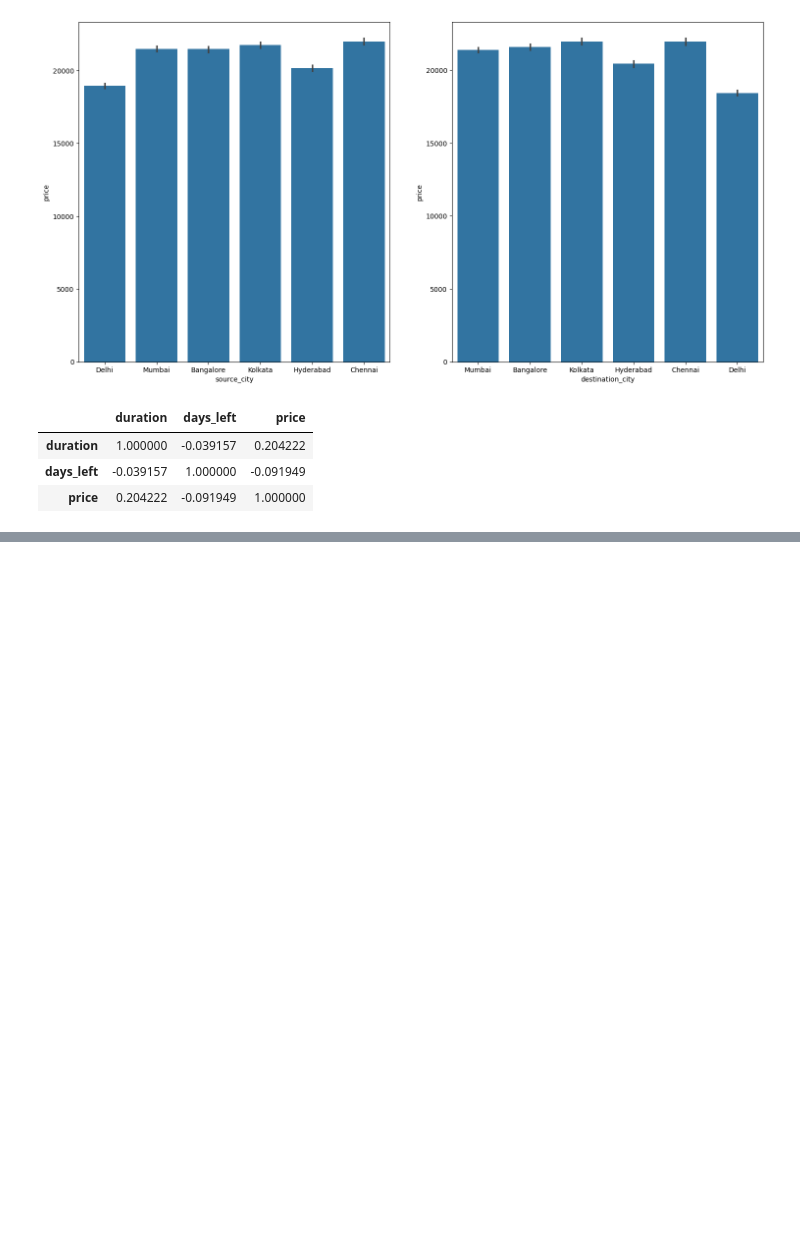
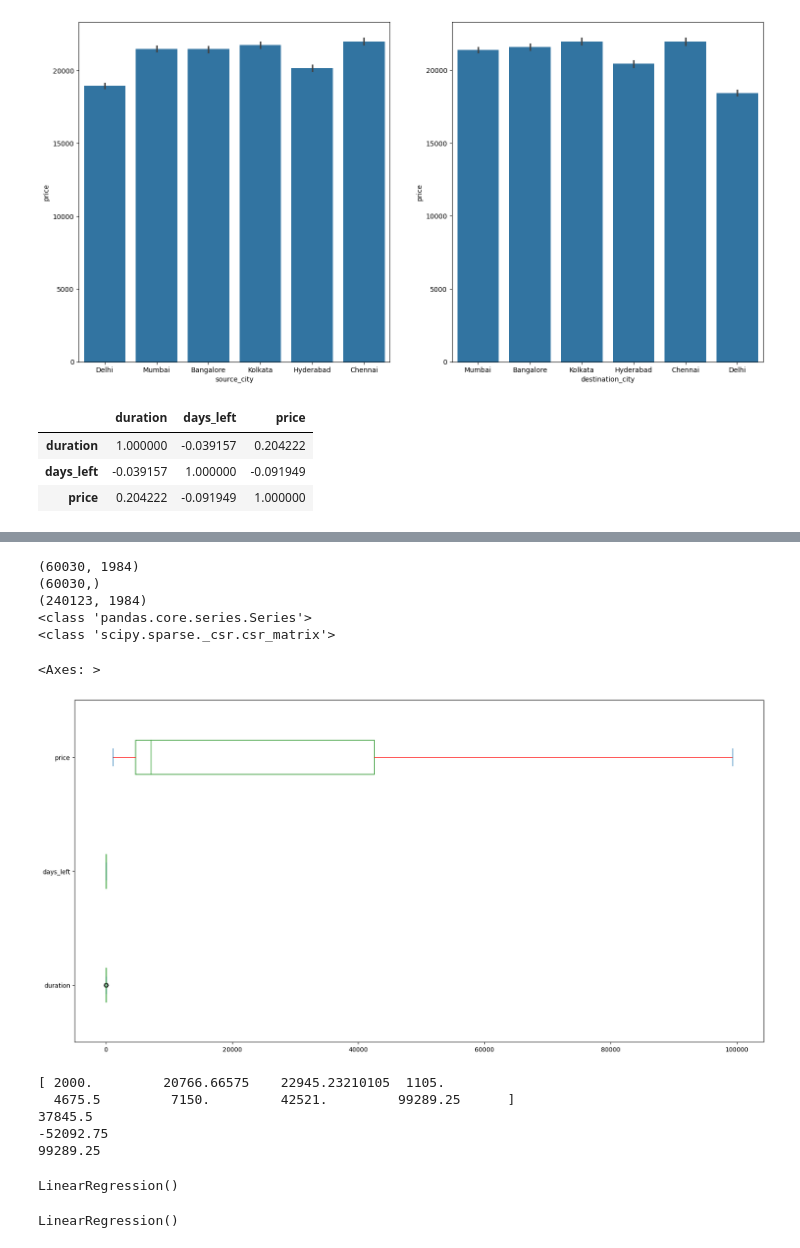
Before and after one commit to Nupur-tech257/Flight-price-prediction, a Jupyter notebook: notebook/EDA.ipynb, the cells around one changed output, grey strips where cells are left out. Cells and saved outputs as stored; diff of their text form; code cells hidden in the pictures; blank space fills up the shorter version.

```diff
--- a/notebook/EDA.ipynb
+++ b/notebook/EDA.ipynb
@@ -240,0 +252,45 @@ df.iloc[:,8:11].corr()
+# %%
+df=df.sample(n=2000)
+# %%
+from sklearn.preprocessing import OneHotEncoder
+le = OneHotEncoder(handle_unknown='infrequent_if_exist')
+train_categorical_data= le.fit_transform(x_train)
+test_categorical_data= le.transform(x_test)
+print(train_categorical_data.toarray().shape)
+print(y_train.shape)
+print(test_categorical_data.toarray().shape)
+print(type(y_train))
+print(type(train_categorical_data))
+# %% [output]
+(60030, 1984)
+(60030,)
+(240123, 1984)
+<class 'pandas.core.series.Series'>
+<class 'scipy.sparse._csr.csr_matrix'>
+# %%
+df.plot(kind='box',figsize=(20,10),color={'boxes':'g',"whiskers":'r'},vert=False)
+# %% [output]
+<Axes: >
+[figure, added]
+# %%
+def outlier(df):
+    a="price"
+    print(df[a].describe().values)
+    iqr=df[a].describe().values[6]-df[a].describe().values[4]
+    print(iqr)
+    lowerfence=df[a].describe().values[4]-(1.5*iqr)
+    upperfence=df[a].describe().values[6]+(1.5*iqr)
+    print(lowerfence)
+    print(upperfence)
+    for i in range(1,2000):
+        if df[a].iloc[i]<lowerfence:
+            df[a].iloc[i]=lowerfence
+        if df[a].iloc[i]>upperfence:
+            df[a].iloc[i]=upperfence
+outlier(df)
+# %% [output]
+[ 2000.         20766.66575    22945.23210105  1105.
+  4675.5         7150.         42521.         99289.25      ]
+37845.5
+-52092.75
+99289.25
@@ -240,0 +304,10 @@ df.iloc[:,8:11].corr()
+# %%
+from sklearn.linear_model import LinearRegression
+regressor=LinearRegression()
+regressor
+# %% [output]
+LinearRegression()
+# %%
+regressor.fit(train_categorical_data,y_train)
+# %% [output]
+LinearRegression()
```
Also changed, not shown: parts of 11 cells of this notebook, 22 other files.
